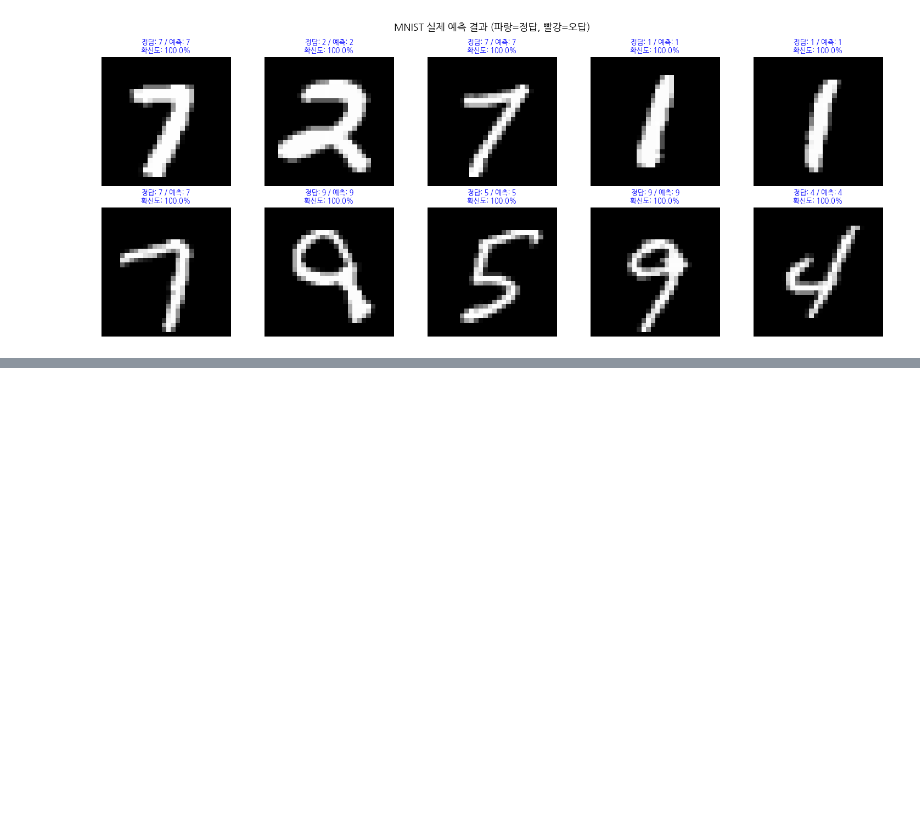
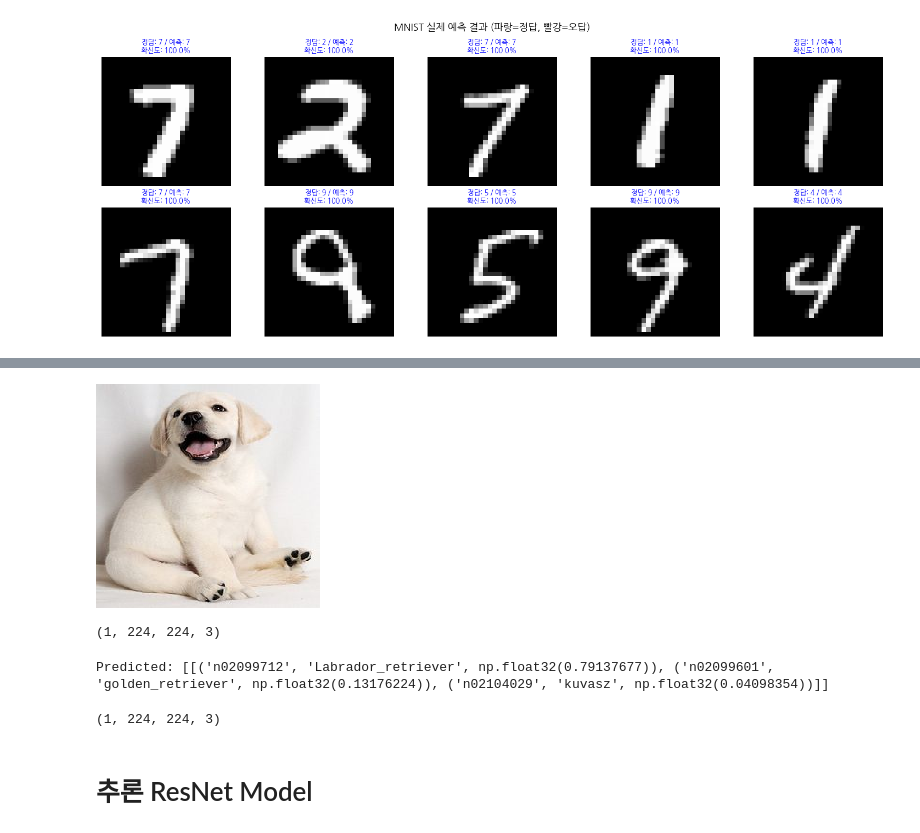
Before and after one commit to blackhole-24/ubuntu, a Jupyter notebook: 2_cnn.ipynb, the cells around one changed output, grey strips where cells are left out. Drawn from its saved outputs; the diff is of its cells as text; code cells hidden in the pictures; blank space fills up the shorter version.

```diff
--- a/2_cnn.ipynb
+++ b/2_cnn.ipynb
@@ -231,0 +274,37 @@ plt.show()
+# %%
+# 1. 이미지 로드
+rab_img = image.load_img('YellowLabradorLooking_new.jpg', target_size=(224, 224))
+display(rab_img)
+
+# 2. 배열 변환 + 차원 추가
+X = np.expand_dims(image.img_to_array(rab_img), axis=0)
+X.shape
+# %% [output]
+[figure, added]
+(1, 224, 224, 3)
+# %%
+from tensorflow.keras.preprocessing import image
+from tensorflow.keras.applications.resnet50 import ResNet50, preprocess_input, decode_predictions
+import numpy as np
+
+# 모델 로드
+model = ResNet50(weights='imagenet')
+
+# 이미지 로드 및 전처리
+img = image.load_img('YellowLabradorLooking_new.jpg', target_size=(224, 224))
+X = image.img_to_array(img)          # shape: (224, 224, 3)
+X = np.expand_dims(X, axis=0)        # shape: (1, 224, 224, 3)
+X = preprocess_input(X)              # ResNet50 전용 정규화
+
+# 예측
+pred = model.predict(X, verbose=0)
+print('Predicted:', decode_predictions(pred, top=3))
+# %% [output]
+Predicted: [[('n02099712', 'Labrador_retriever', np.float32(0.79137677)), ('n02099601', 'golden_retriever', np.float32(0.13176224)), ('n02104029', 'kuvasz', np.float32(0.04098354))]]
+# %%
+X = np.expand_dims(image.img_to_array(rab_img), axis=0)
+X.shape
+# %% [output]
+(1, 224, 224, 3)
+# %% [markdown]
+# 추론 ResNet Model
```
Also changed, not shown: parts of 24 cells of this notebook.
